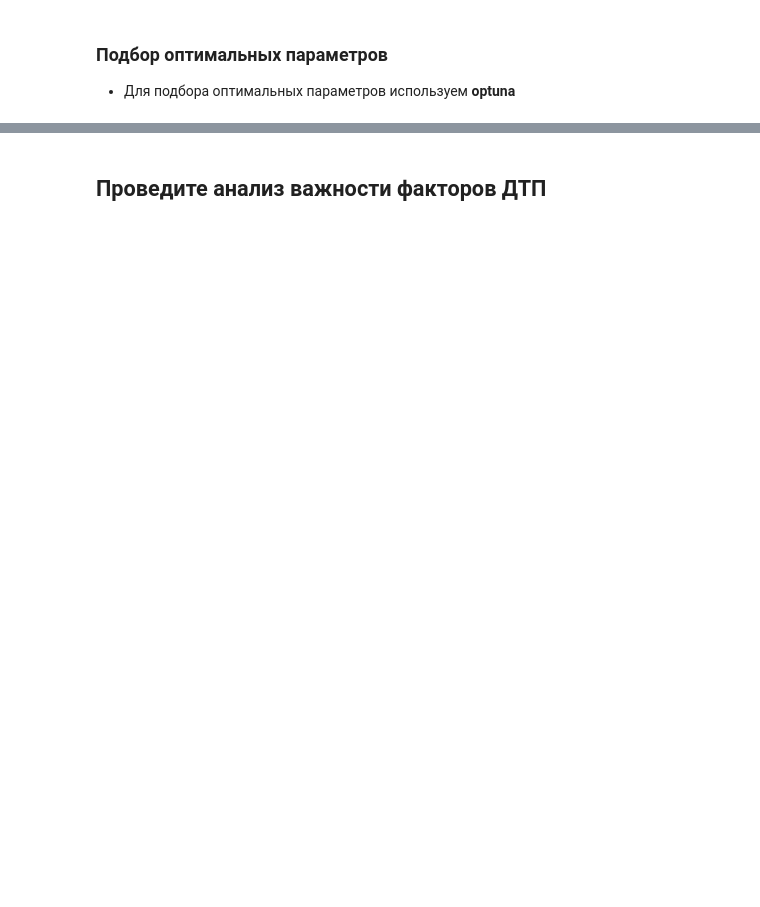
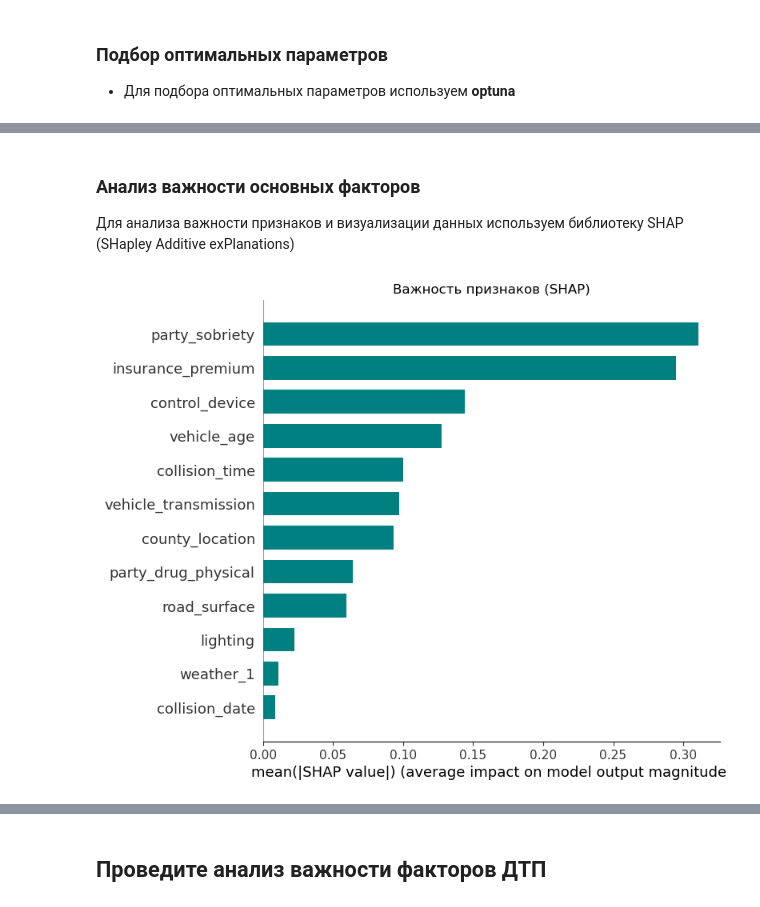
Before and after one commit to Denis-Mukhanov/road-accident-risk, a Jupyter notebook: road_accident_risk.ipynb, the cells around one changed output, grey strips where cells are left out. Drawn from its saved outputs; the diff is of its cells as text; code cells hidden in the pictures; blank space fills up the shorter version.

```diff
--- a/road_accident_risk.ipynb
+++ b/road_accident_risk.ipynb
@@ -2365,0 +2425,17 @@ __Вывод:__
+# %% [markdown]
+### Анализ важности основных факторов
+
+Для анализа важности признаков и визуализации данных используем библиотеку SHAP (SHapley Additive exPlanations)
+# %%
+# инициализация Explainer
+explainer = shap.Explainer(model_cb)
+
+# получение значений SHAP для тестовых данных
+shap_values = explainer.shap_values(X_test)
+
+# визуализация SHAP значений
+shap.summary_plot(shap_values, X_test, plot_type='bar', show=False, color='teal')
+plt.title('Важность признаков (SHAP)')
+plt.show()
+# %% [output]
+[figure, added]
```
Also changed, not shown: parts of 51 cells of this notebook.
